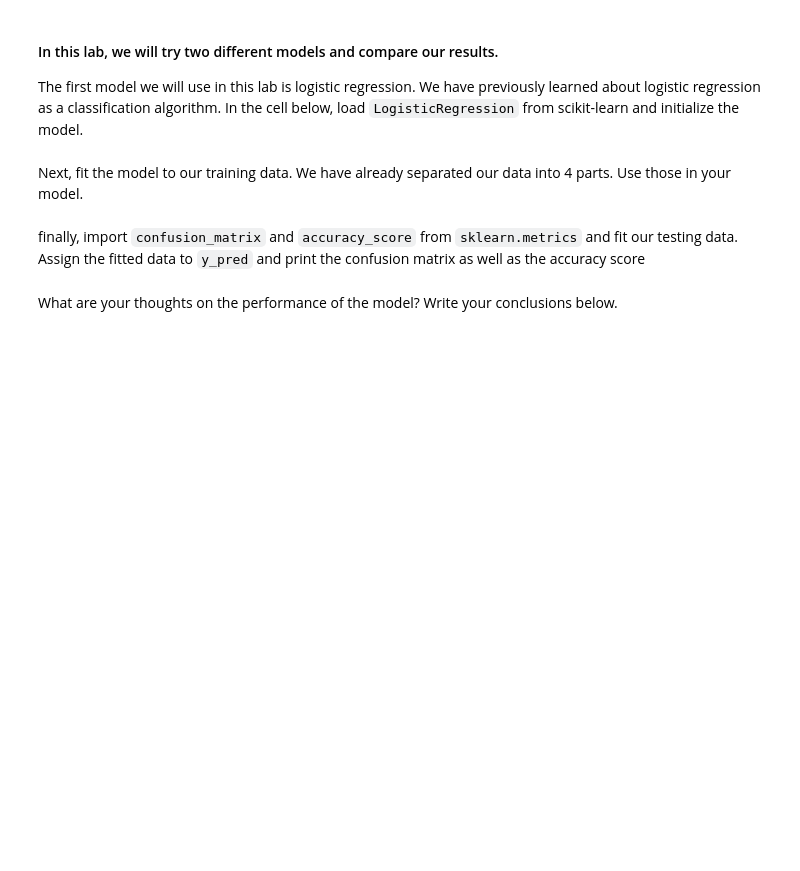
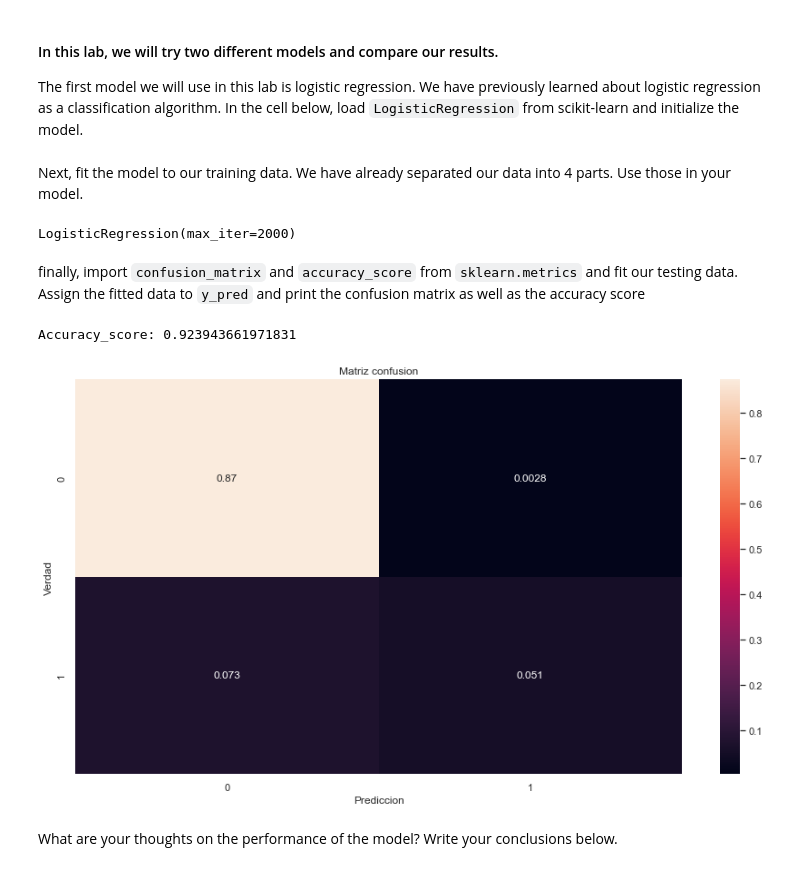
Before and after one commit to Ironhack-Data-Madrid-Agosto-2022/7.1-lab-supervised-learning, a Jupyter notebook: your-code/main.ipynb, the cells around one changed output. Cells and saved outputs as stored; diff of their text form; code cells hidden in the pictures; blank space fills up the shorter version.

```diff
--- a/your-code/main.ipynb
+++ b/your-code/main.ipynb
@@ -688,7 +688,8 @@ We'll start off this section by splitting the data to train and test. **Name you
 # %%
 from sklearn.model_selection import train_test_split
 
-#X = website_dummy.drop()
+X = website_dummy.drop(columns=['Type'],axis=1)
+y = website_dummy.Type
 
 # Your code here:
-#X_train, X_test, y_train, y_test = train_test_split(X, y, train_size=0.8, test_size=0.2, random_state=22)
+X_train, X_test, y_train, y_test = train_test_split(X, y, train_size=0.8, test_size=0.2, random_state=42)
@@ -701,6 +704,17 @@ The first model we will use in this lab is logistic regression. We have previous
+# %%
+from sklearn.linear_model import LogisticRegression            # logistic regression model
+# Your code here:
+
+LRmodel=LogisticRegression(max_iter=2000)
 # %% [markdown]
 Next, fit the model to our training data. We have already separated our data into 4 parts. Use those in your model.
 # %%
 # Your code here:
+
+LRmodel.fit(X_train, y_train)
+# %% [output]
+LogisticRegression(max_iter=2000)
+# %%
+y_pred=LRmodel.predict(X_test)
 # %% [markdown]
 finally, import `confusion_matrix` and `accuracy_score` from `sklearn.metrics` and fit our testing data. Assign the fitted data to `y_pred` and print the confusion matrix as well as the accuracy score
@@ -709,2 +727,18 @@ finally, import `confusion_matrix` and `accuracy_score` from `sklearn.metrics` a
+# %%
+# Your code here:
+
+print('Accuracy_score:', acc(y_test, y_pred))
+
+plt.figure(figsize=(15, 8))
+
+ax=sns.heatmap(cm(y_test, y_pred)/sum(sum(cm(y_test, y_pred))), annot=True)
+
+plt.title('Matriz confusion')
+plt.ylabel('Verdad')
+plt.xlabel('Prediccion')
+plt.show();
+# %% [output]
+Accuracy_score: 0.923943661971831
+[figure, added]
 # %% [markdown]
 What are your thoughts on the performance of the model? Write your conclusions below.
```
Also changed, not shown: parts of 15 cells of this notebook.
